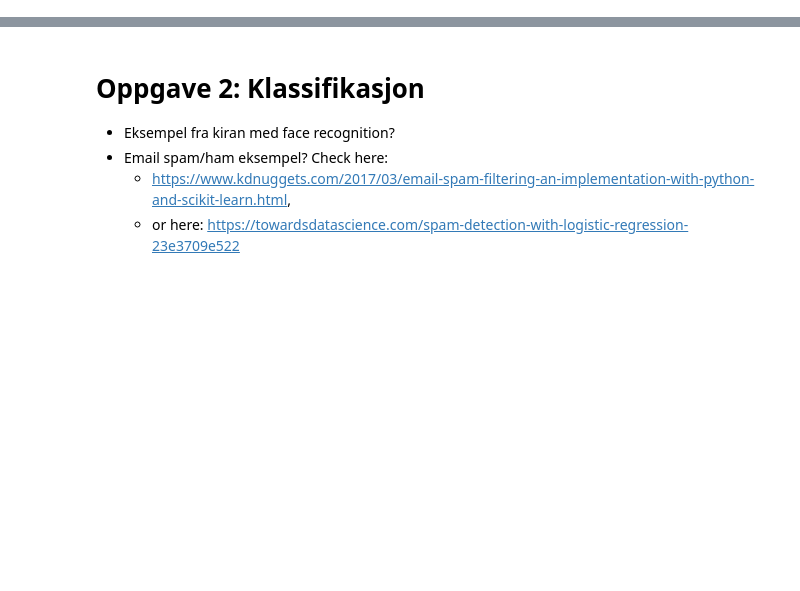
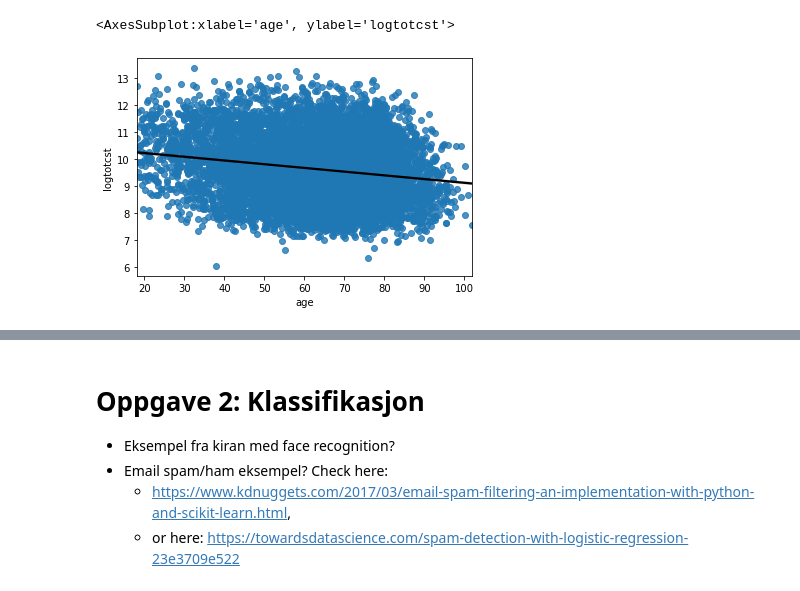
Before and after one commit to stefaniemuff/ISTx1003, a Jupyter notebook: Prosjekt2021/Prosjekt1003.ipynb, the cells around one changed output, grey strips where cells are left out. Saved outputs shown, nothing was run; the diff lists cells and outputs as text; code cells hidden in the pictures; blank space fills up the shorter version.

```diff
--- a/Prosjekt2021/Prosjekt1003.ipynb
+++ b/Prosjekt2021/Prosjekt1003.ipynb
@@ -40,0 +218,5 @@ Todo: Hvis vi ikke finner noen teknologiske dataeksempler, kan vi motivere bruk
+# %%
+sns.regplot(x=df['age'],y=df['logtotcst'],line_kws={"color": "black"})
+# %% [output]
+<AxesSubplot:xlabel='age', ylabel='logtotcst'>
+[figure, added]
```
Also changed, not shown: parts of 22 cells of this notebook.
